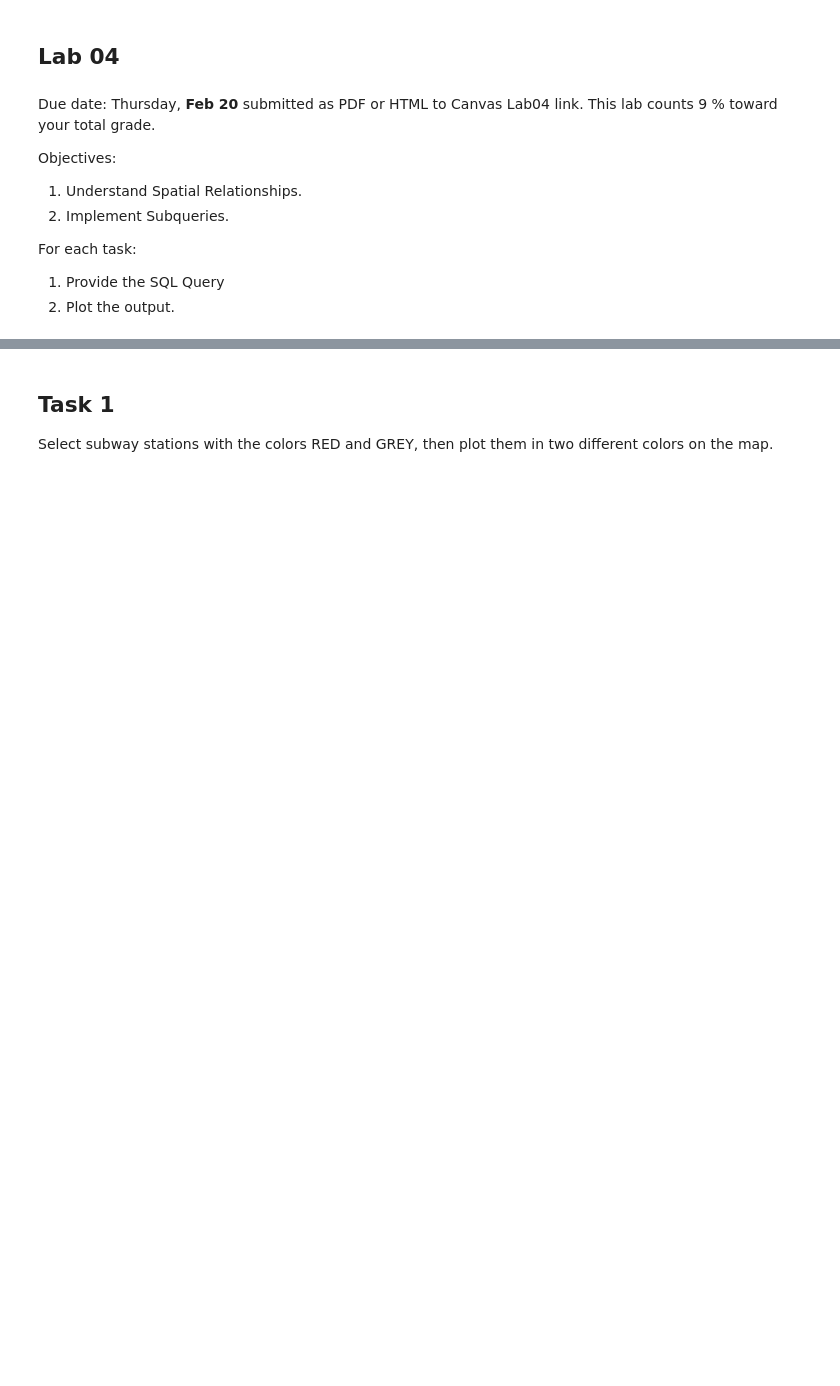
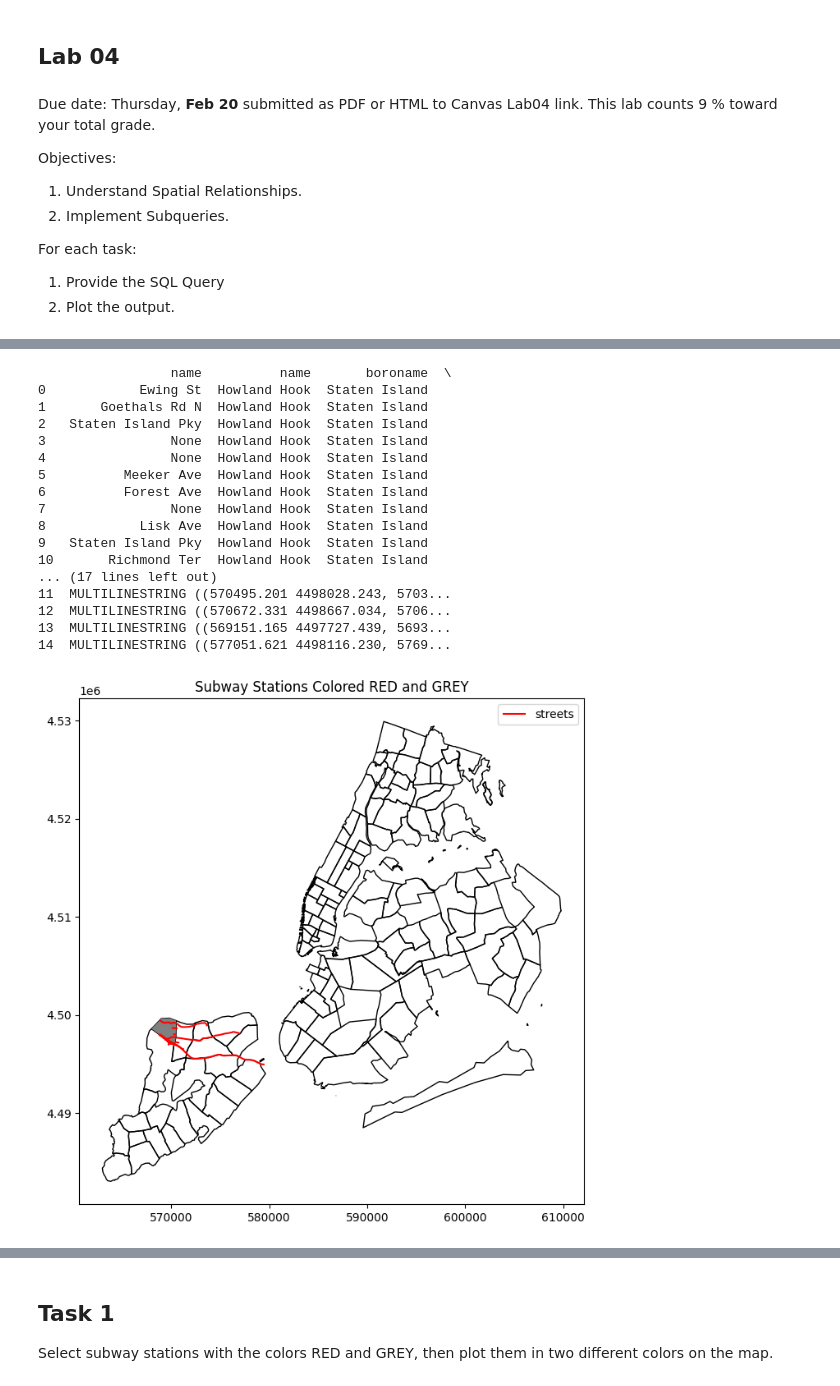
Before and after one commit to gisynw/ssj-376, a Jupyter notebook: docs/Labs/Lab04/Instructor_Lab04.ipynb, the cells around one changed output, grey strips where cells are left out. Drawn from its saved outputs; the diff is of its cells as text; code cells hidden in the pictures; blank space fills up the shorter version.

```diff
--- a/docs/Labs/Lab04/Instructor_Lab04.ipynb
+++ b/docs/Labs/Lab04/Instructor_Lab04.ipynb
@@ -33,0 +119,42 @@ insp.get_table_names()
+# %%
+query = """
+SELECT street.name, nbh.name, nbh.boroname, street.geom
+FROM ch05.streets AS street, ch05.neighborhoods AS nbh
+WHERE nbh.boroname = 'Staten Island' AND nbh.name = 'Howland Hook' AND ST_Crosses(street.geom, nbh.geom);
+"""
+subway_stations = gpd.read_postgis(query, engine, geom_col='geom')
+print(subway_stations)
+
+query02 = """
+SELECT * FROM ch05.neighborhoods
+"""
+
+all_neighborhood = gpd.read_postgis(query02, engine, geom_col='geom')
+# Plotting with different colors for RED and GREY stations
+fig, ax = plt.subplots(figsize=(10, 8))
+all_neighborhood.plot(ax=ax, color = 'none')
+all_neighborhood[all_neighborhood['name'] == 'Howland Hook'].plot(ax=ax, color = 'grey')
+subway_stations.plot(ax=ax, color='red', label='streets')
+
+plt.legend()
+plt.title('Subway Stations Colored RED and GREY')
+plt.show()
+# %% [output]
+                 name          name       boroname  \
+0            Ewing St  Howland Hook  Staten Island
+1       Goethals Rd N  Howland Hook  Staten Island
+2   Staten Island Pky  Howland Hook  Staten Island
+3                None  Howland Hook  Staten Island
+4                None  Howland Hook  Staten Island
+5          Meeker Ave  Howland Hook  Staten Island
+6          Forest Ave  Howland Hook  Staten Island
+7                None  Howland Hook  Staten Island
+8            Lisk Ave  Howland Hook  Staten Island
+9   Staten Island Pky  Howland Hook  Staten Island
+10       Richmond Ter  Howland Hook  Staten Island
+... (17 lines left out)
+11  MULTILINESTRING ((570495.201 4498028.243, 5703...
+12  MULTILINESTRING ((570672.331 4498667.034, 5706...
+13  MULTILINESTRING ((569151.165 4497727.439, 5693...
+14  MULTILINESTRING ((577051.621 4498116.230, 5769...
+[figure, added]
```
Also changed, not shown: parts of 15 cells of this notebook, 4 other files.
